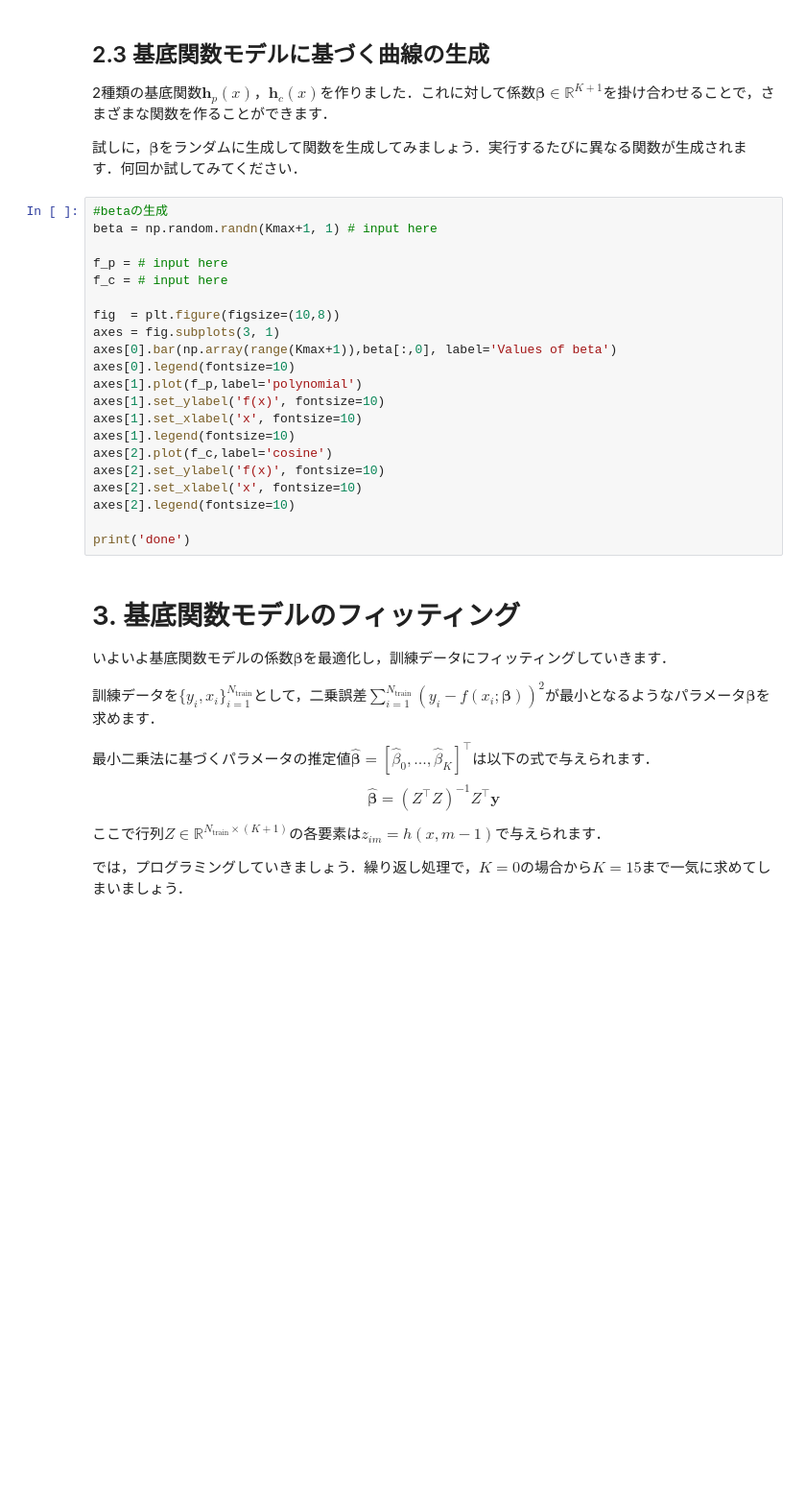
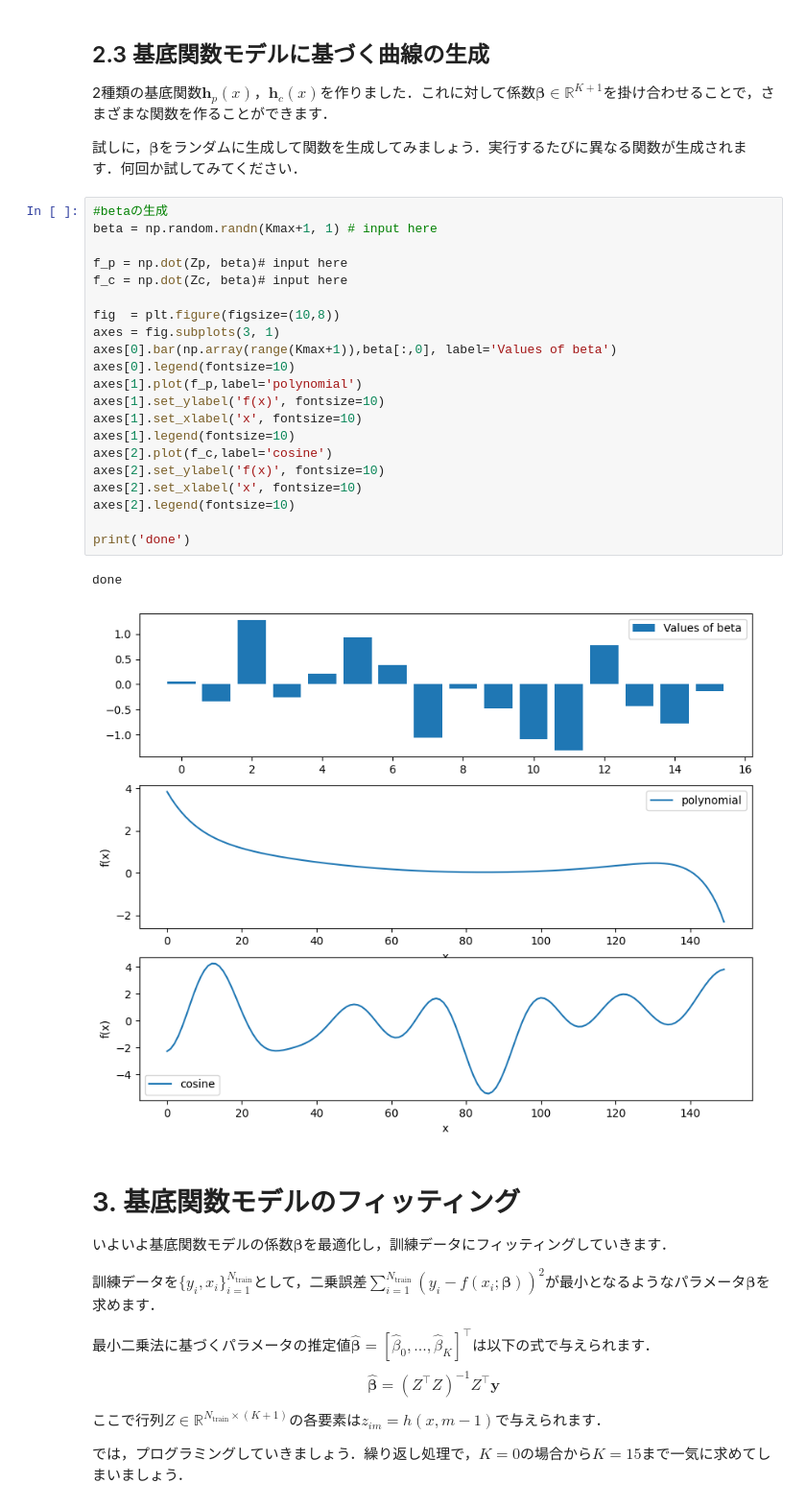
Before and after one commit to Kazakh-Y/IntroDS, a Jupyter notebook: IntroDS_03_nonlinear_regression_for_demo.ipynb, the cells around one changed output. Shown: that part at 96% size. Drawn from its saved outputs; the diff is of its cells as text; blank space fills up the shorter version.

```diff
--- a/IntroDS_03_nonlinear_regression_for_demo.ipynb
+++ b/IntroDS_03_nonlinear_regression_for_demo.ipynb
@@ -139,24 +139,27 @@ done
 # %%
 #betaの生成
 beta = np.random.randn(Kmax+1, 1) # input here
 
-f_p = # input here
-f_c = # input here
+f_p = np.dot(Zp, beta)# input here
+f_c = np.dot(Zc, beta)# input here
 
 fig  = plt.figure(figsize=(10,8))
 axes = fig.subplots(3, 1)
 axes[0].bar(np.array(range(Kmax+1)),beta[:,0], label='Values of beta')
 axes[0].legend(fontsize=10)
 axes[1].plot(f_p,label='polynomial')
 axes[1].set_ylabel('f(x)', fontsize=10)
 axes[1].set_xlabel('x', fontsize=10)
 axes[1].legend(fontsize=10)
 axes[2].plot(f_c,label='cosine')
 axes[2].set_ylabel('f(x)', fontsize=10)
 axes[2].set_xlabel('x', fontsize=10)
 axes[2].legend(fontsize=10)
 
 print('done')
+# %% [output]
+done
+[figure, added]
 # %% [markdown]
 # 3. 基底関数モデルのフィッティング
 いよいよ基底関数モデルの係数$\boldsymbol{\beta}$を最適化し，訓練データにフィッティングしていきます．
```
